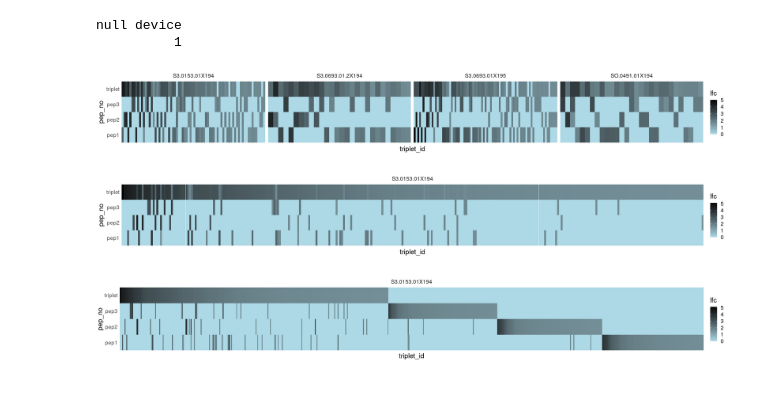
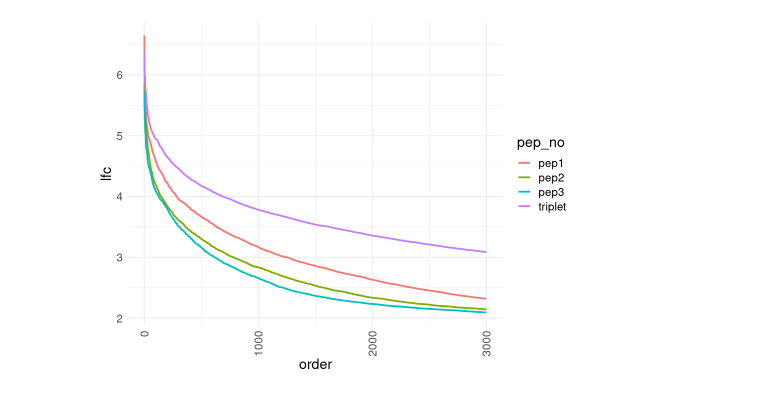
Before and after one commit to kepsi/Dolphyn, a Jupyter notebook: Manuscript Analyses/GPD_PhARscore_triplets.ipynb, the cells around one changed output. Cells and saved outputs as stored; diff of their text form; code cells hidden in the pictures.

```diff
--- a/Manuscript Analyses/GPD_PhARscore_triplets.ipynb
+++ b/Manuscript Analyses/GPD_PhARscore_triplets.ipynb
@@ -131,16 +34,12 @@ mutate(p_val_re = 10^-p_val) -> phar
 # %%
-anno_pep = read.table("../data/DolphynLa_001_Universal.tsv", header = TRUE, sep = "\t", row.names = 2)
-anno_pep = anno_pep[anno_pep$sublibrary != "validationDS",]
-anno_pep %>%
-    select(c("sublibrary","pro_len", "pro_id", "pep_id","pos_start", "pos_end", "taxon_id", "pro_id_all")) %>%
-    mutate(across(where(is.factor), as.character)) -> anno_pep
+anno_pep = read.table("../data/PhageScan_PeptideAnno.tsv", header = TRUE, sep = "\t", row.names = 2, stringsAsFactors=FALSE)
+
 # Hit Foldchange Data
-files <- list.files("../data/", pattern = "\\_DolphynLa_001_Hits_foldchange.tsv$",  recursive = TRUE)
-fc <-  read.table(paste0("../data/",files[1]), header=TRUE, row.names = 1)
-fc <- cbind(fc, read.table(paste0("../data/",files[2]), header=TRUE, row.names = 1))
-fc %>% select(!contains("BEADS_ONLY")) -> fc
-fc = fc[rownames(anno_pep),]
-lfc_org = log(fc)
+fc194 <- read.table("../data/phipseq_0194_DolphynLa_001_Hits_foldchange.tsv", header=TRUE, row.names = 1)
+fc195 <- read.table("../data/phipseq_0195_DolphynLa_001_Hits_foldchange.tsv", header=TRUE, row.names = 1)
+
+cbind(fc194, fc195) %>% select(!contains("BEADS_ONLY")) -> fc
+fc[rownames(anno_pep),] %>% log() -> lfc_org
 
 # cleaning up sample names
 anno_samples = data.frame(org = colnames(lfc_org))
@@ -149,6 +48,4 @@ anno_samples$sampleID = anno_samples$`4`
 anno_samples %>% mutate(sampleID = gsub("Pre.Therapy_.", "", sampleID)) %>% mutate(sampleID = gsub(".20A20G.1", "", sampleID)) %>%
                 mutate(sampleID = gsub(".20A20G", "", sampleID)) %>% mutate(sampleID = gsub("VRC.", "", sampleID)) %>%
                 mutate(sampleID = gsub("IBD.Control.", "", sampleID)) %>% mutate(sampleID = gsub("_", "", sampleID)) -> anno_samples
-rownames(anno_samples) = paste0(anno_samples$sampleID,anno_samples$`1`)
-colnames(anno_samples) = c("original", "plate", "dataset", "group", "description", "sampleID")
-colnames(lfc_org) = rownames(anno_samples)
+colnames(lfc_org) = paste0(anno_samples$sampleID,anno_samples$`1`)
@@ -222,37 +127,15 @@ mutate(triplet_id = factor(triplet_id, levels = unique(triplet_id))) -> temp
-# %%
-options(repr.plot.width=22, repr.plot.height=3)
-
-temp %>%
-ggplot(aes(triplet_id,pep_no)) + geom_tile(aes(fill = lfc)) + scale_fill_gradient(low = "lightblue", high = "black") +
-theme(axis.text.x=element_blank(), panel.grid.major.x = element_blank(), panel.grid.major.y = element_blank()) +
-facet_grid(.~sample, scales= "free")
-# %% [output]
-null device
-          1
-[figure, removed]
-# %%
-options(repr.plot.width=22, repr.plot.height=3)
-
-merge(dol_epi_map,tdf) %>% mutate(tripletSample = paste(triplet_id,sample)) %>%
-select(taxon_id,pro_id,lfc,pep_no,tripletSample) %>%
-subset(pep_no == "triplet") %>% subset(lfc > 0) %>% select(tripletSample) %>% unlist() -> non_zero_triplets
-# %% [output]
-[figure, removed]
-# %%
-options(repr.plot.width=22, repr.plot.height=3)
-
-merge(dol_epi_map,tdf) %>%
-subset(sample == "S3.0153.01X194")%>% mutate(tripletSample = paste(triplet_id,sample)) %>%
-select(taxon_id,pro_id,lfc,pep_no,tripletSample) %>%
-mutate(lfc_bin = lfc >0) %>%
-group_by(tripletSample) %>% summarise_at(vars(lfc_bin), funs(sum=sum, n= n())) %>%
-subset(sum>0) %>% select(tripletSample) %>% unlist() -> positive_triplets
-# %% [output]
-[figure, removed]
 # %%
-lfc_org %>% rownames_to_column("pep_id2") %>%
-merge(anno_pep %>% select(c("sublibrary", "pro_id", "pep_id", "taxon_id"))%>% rownames_to_column("pep_id2")) %>%
-subset(sublibrary != "pepsyn") %>%
-merge(dol_epi_map) %>%
+options(repr.plot.width=8, repr.plot.height=6)
+
+lfc_org %>% tibble::rownames_to_column("pep_id2") %>%
+merge(anno_pep %>% select(c("sublibrary", "pro_id", "pep_id", "taxon_id"))%>% tibble::rownames_to_column("pep_id2")) %>%
+subset(sublibrary != "pepsyn") %>% merge(dol_epi_map) %>%
 melt(id.vars = c("sublibrary", "pro_id", "pep_id", "taxon_id","pep_id2","triplet_id","pep_no"), value.name="lfc", variable.name = "sample") %>%
-mutate(tripletSample = paste(triplet_id,sample)) -> tdf_all
+mutate(tripletSample = paste(triplet_id,sample)) %>%
+
+subset(lfc>0) %>% arrange(desc(lfc)) %>% group_by(pep_no) %>% mutate(order = row_number()) %>%
+subset(order < 3000) %>%
+
+ggplot(aes(order, lfc, color = pep_no)) + geom_line(size = 1)
+# %% [output]
+[figure, added]
```
Also changed, not shown: parts of 16 cells of this notebook, 16 other files.
